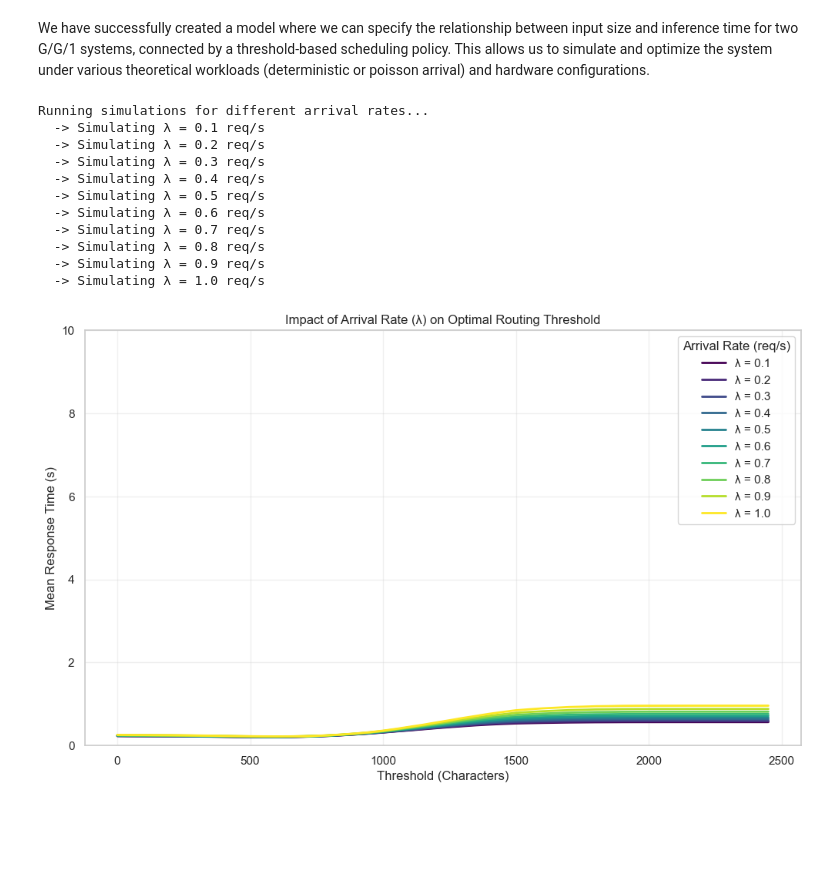
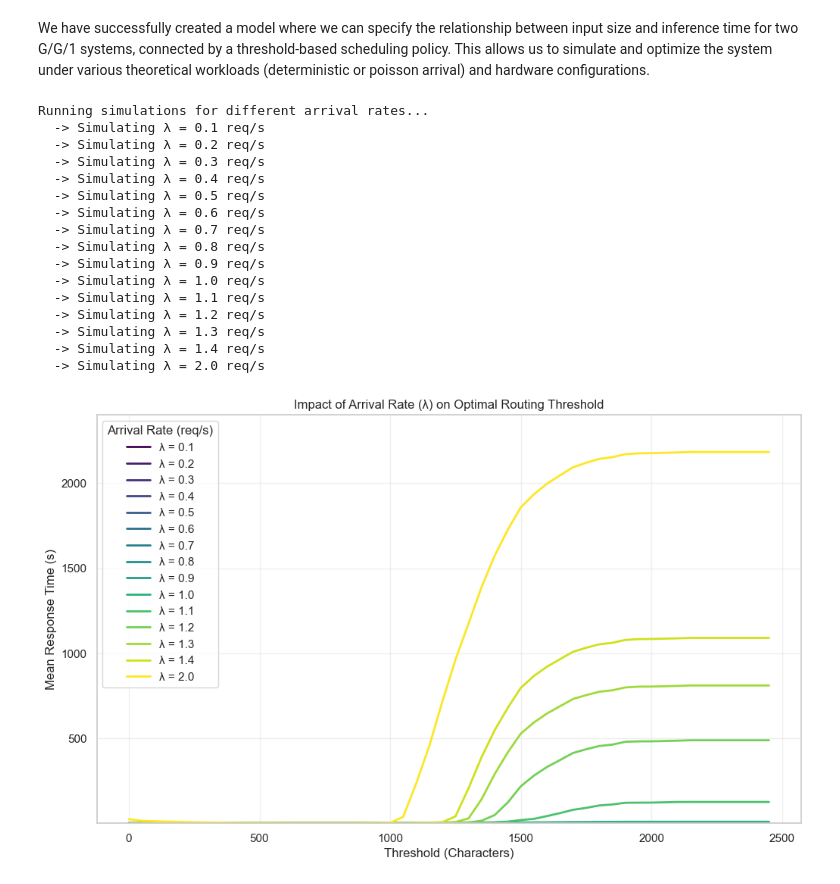
Before and after one commit to fabianHueni/UNIBE_MSGAI_HS25_Project, a Jupyter notebook: analyse/analyse_latency_data.ipynb, the cells around one changed output. Cells and saved outputs as stored; diff of their text form; code cells hidden in the pictures; blank space fills up the shorter version.

```diff
--- a/analyse/analyse_latency_data.ipynb
+++ b/analyse/analyse_latency_data.ipynb
@@ -343,8 +343,11 @@ from utils import *
 df_cloud_ex = raw_dfs['cloud/cloud_raw_experiment_meta-llama-llama-3-2-1b-instruct_always_cloud_once-per-sec_2025-12-04T16-10-54'].copy()
 df_device_ex = raw_dfs['philip/raw_experiment_Llama-3-2-1B-Instruct-ONNX_always_device_once-per-sec_2025-12-04T08-10-53'].copy()
 
-on_device_speedup_factor = 1
-on_device_speedup_shift = 400 #linear shift factor in ms
+df_cloud_ex = raw_dfs['cloud/cloud_raw_experiment_ibm-granite-granite-4-0-h-micro_always_cloud_once-per-sec_2025-12-05T07-07-33'].copy()
+df_device_ex = raw_dfs['philip/raw_experiment_granite-4-0-micro-ONNX-web_always_device_once-per-sec_2025-12-04T09-03-29'].copy()
+
+on_device_speedup_factor = 0.2
+on_device_speedup_shift = 100 #linear shift factor in ms
 
 # Apply speedup factor to device inference times
 print(f"Applying speedup factor {on_device_speedup_factor} and shift -{on_device_speedup_shift}ms...")
@@ -582,12 +585,14 @@ import numpy as np
 import matplotlib.pyplot as plt
 
 # Define a range of arrival rates to test (e.g., 0.5 to 3.0 requests per second)
-test_lambdas = [0.1,0.2,0.3,0.4,0.5,0.6,0.7,0.8,0.9,1.0]
+test_lambdas = [0.1,0.2,0.3,0.4,0.5,0.6,0.7,0.8,0.9,1.0, 1.1, 1.2, 1.3, 1.4, 2]
 
 plt.figure(figsize=(12, 7))
 colors = plt.cm.viridis(np.linspace(0, 1, len(test_lambdas)))
 
 print("Running simulations for different arrival rates...")
+
+all_finite_latencies = []
 
 for i, lam in enumerate(test_lambdas):
     print(f"  -> Simulating λ = {lam:.1f} req/s")
@@ -597,36 +602,48 @@ for i, lam in enumerate(test_lambdas):
         thresholds,
         lam,
         num_jobs=10000,
-        ca=1.0,
+        ca=1.0, # 1.0 is poisson, 0.0 is deterministc
         char_params=(char_mean, char_std),
         dev_model=(slope_dev, int_dev),
         cloud_model=(slope_cloud, int_cloud)
     )
 
     # Plot the curve
     plt.plot(sim_res['threshold'], sim_res['sim_latency'],
              label=f'λ = {lam:.1f}', color=colors[i], linewidth=2)
 
+    # Collect finite values for auto-scaling
+    finite_vals = sim_res[sim_res['sim_latency'] != float('inf')]['sim_latency']
+    all_finite_latencies.extend(finite_vals.dropna().tolist())
+
 plt.xlabel('Threshold (Characters)')
 plt.ylabel('Mean Response Time (s)')
 plt.title('Impact of Arrival Rate (λ) on Optimal Routing Threshold')
 plt.legend(title="Arrival Rate (req/s)")
 plt.grid(True, alpha=0.3)
 
 # Set reasonable Y-limits to ignore unstable/infinite queues
-plt.ylim(0, 10)
+if all_finite_latencies:
+    upper_lim = max(all_finite_latencies) * 1.1
+    lower_lim = max(0, min(all_finite_latencies) * 0.9)
+    plt.ylim(lower_lim, upper_lim)
 
 plt.show()
 # %% [output]
 Running simulations for different arrival rates...
   -> Simulating λ = 0.1 req/s
   -> Simulating λ = 0.2 req/s
   -> Simulating λ = 0.3 req/s
   -> Simulating λ = 0.4 req/s
   -> Simulating λ = 0.5 req/s
   -> Simulating λ = 0.6 req/s
   -> Simulating λ = 0.7 req/s
   -> Simulating λ = 0.8 req/s
   -> Simulating λ = 0.9 req/s
   -> Simulating λ = 1.0 req/s
+  -> Simulating λ = 1.1 req/s
+  -> Simulating λ = 1.2 req/s
+  -> Simulating λ = 1.3 req/s
+  -> Simulating λ = 1.4 req/s
+  -> Simulating λ = 2.0 req/s
-[figure, old version]
+[figure, new version]
```
Also changed, not shown: parts of 9 cells of this notebook.
